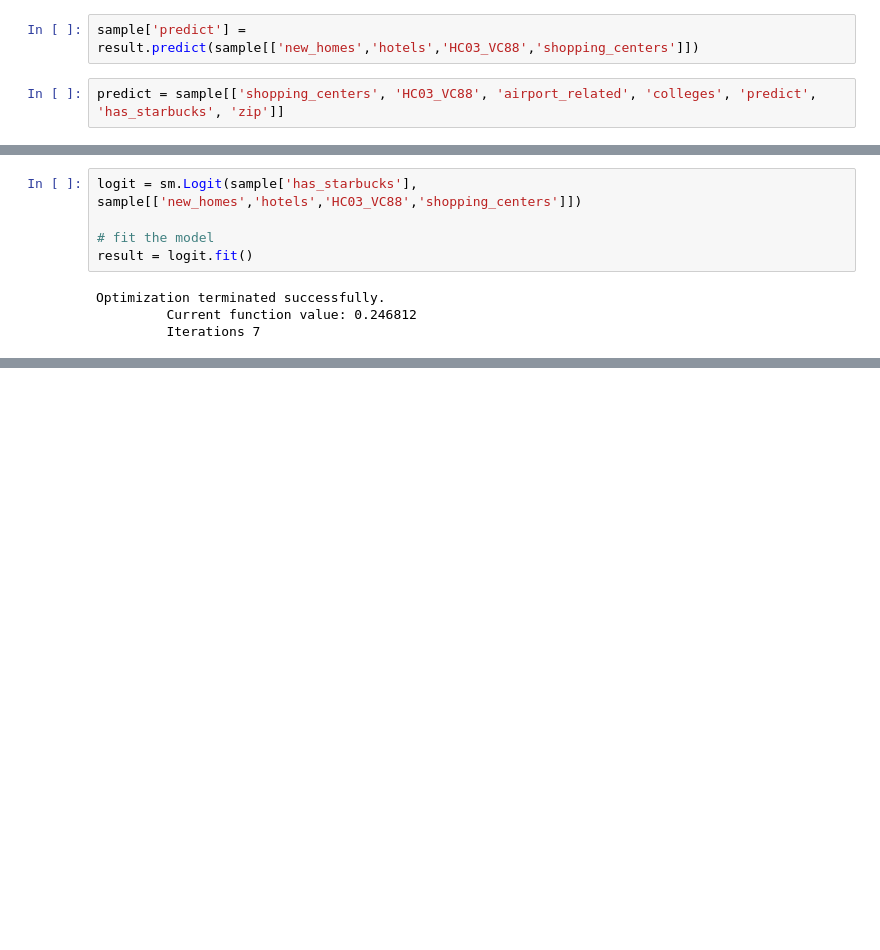
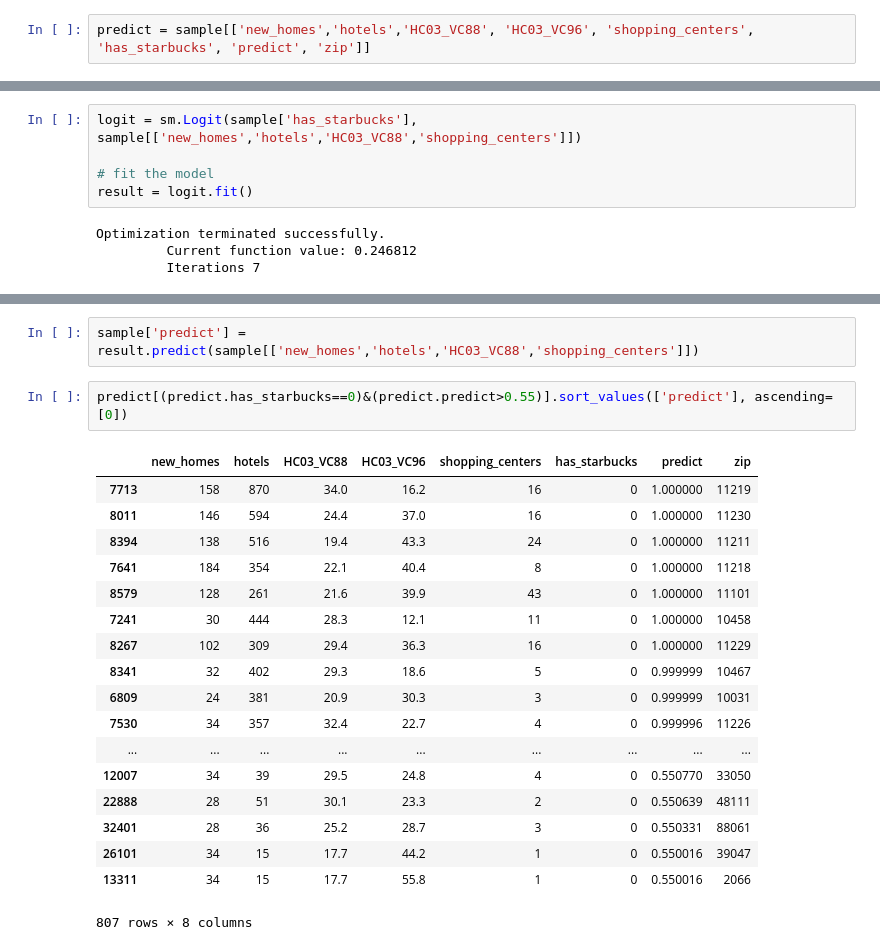
Before and after one commit to tmthyjames/general_prez, a Jupyter notebook: logit_reg_general.ipynb, the cells around one changed output, grey strips where cells are left out. Saved outputs shown, nothing was run; the diff lists cells and outputs as text; blank space fills up the shorter version.

```diff
--- a/logit_reg_general.ipynb
+++ b/logit_reg_general.ipynb
@@ -114,4 +104,2 @@ SyntaxError: invalid syntax (<ipython-input-12-a7e214e63fed>, line 2)
 # %%
-sample['predict'] = result.predict(sample[['new_homes','hotels','HC03_VC88','shopping_centers']])
+predict = sample[['new_homes','hotels','HC03_VC88', 'HC03_VC96', 'shopping_centers', 'has_starbucks', 'predict', 'zip']]
-# %%
-predict = sample[['shopping_centers', 'HC03_VC88', 'airport_related', 'colleges', 'predict', 'has_starbucks', 'zip']]
@@ -196,0 +141,23 @@ sample
+# %%
+sample['predict'] = result.predict(sample[['new_homes','hotels','HC03_VC88','shopping_centers']])
+# %%
+predict[(predict.has_starbucks==0)&(predict.predict>0.55)].sort_values(['predict'], ascending=[0])
+# %% [output]
+|  | new_homes | hotels | HC03_VC88 | HC03_VC96 | shopping_centers | has_starbucks | predict | zip |
+| 7713 | 158 | 870 | 34.0 | 16.2 | 16 | 0 | 1.000000 | 11219 |
+| 8011 | 146 | 594 | 24.4 | 37.0 | 16 | 0 | 1.000000 | 11230 |
+| 8394 | 138 | 516 | 19.4 | 43.3 | 24 | 0 | 1.000000 | 11211 |
+| 7641 | 184 | 354 | 22.1 | 40.4 | 8 | 0 | 1.000000 | 11218 |
+| 8579 | 128 | 261 | 21.6 | 39.9 | 43 | 0 | 1.000000 | 11101 |
+| 7241 | 30 | 444 | 28.3 | 12.1 | 11 | 0 | 1.000000 | 10458 |
+| 8267 | 102 | 309 | 29.4 | 36.3 | 16 | 0 | 1.000000 | 11229 |
+| 8341 | 32 | 402 | 29.3 | 18.6 | 5 | 0 | 0.999999 | 10467 |
+| 6809 | 24 | 381 | 20.9 | 30.3 | 3 | 0 | 0.999999 | 10031 |
+| 7530 | 34 | 357 | 32.4 | 22.7 | 4 | 0 | 0.999996 | 11226 |
+| ... | ... | ... | ... | ... | ... | ... | ... | ... |
+| 12007 | 34 | 39 | 29.5 | 24.8 | 4 | 0 | 0.550770 | 33050 |
+| 22888 | 28 | 51 | 30.1 | 23.3 | 2 | 0 | 0.550639 | 48111 |
+| 32401 | 28 | 36 | 25.2 | 28.7 | 3 | 0 | 0.550331 | 88061 |
+| 26101 | 34 | 15 | 17.7 | 44.2 | 1 | 0 | 0.550016 | 39047 |
+| 13311 | 34 | 15 | 17.7 | 55.8 | 1 | 0 | 0.550016 | 2066 |
+807 rows × 8 columns
```
Also changed, not shown: parts of 9 cells of this notebook, 17 other files.
